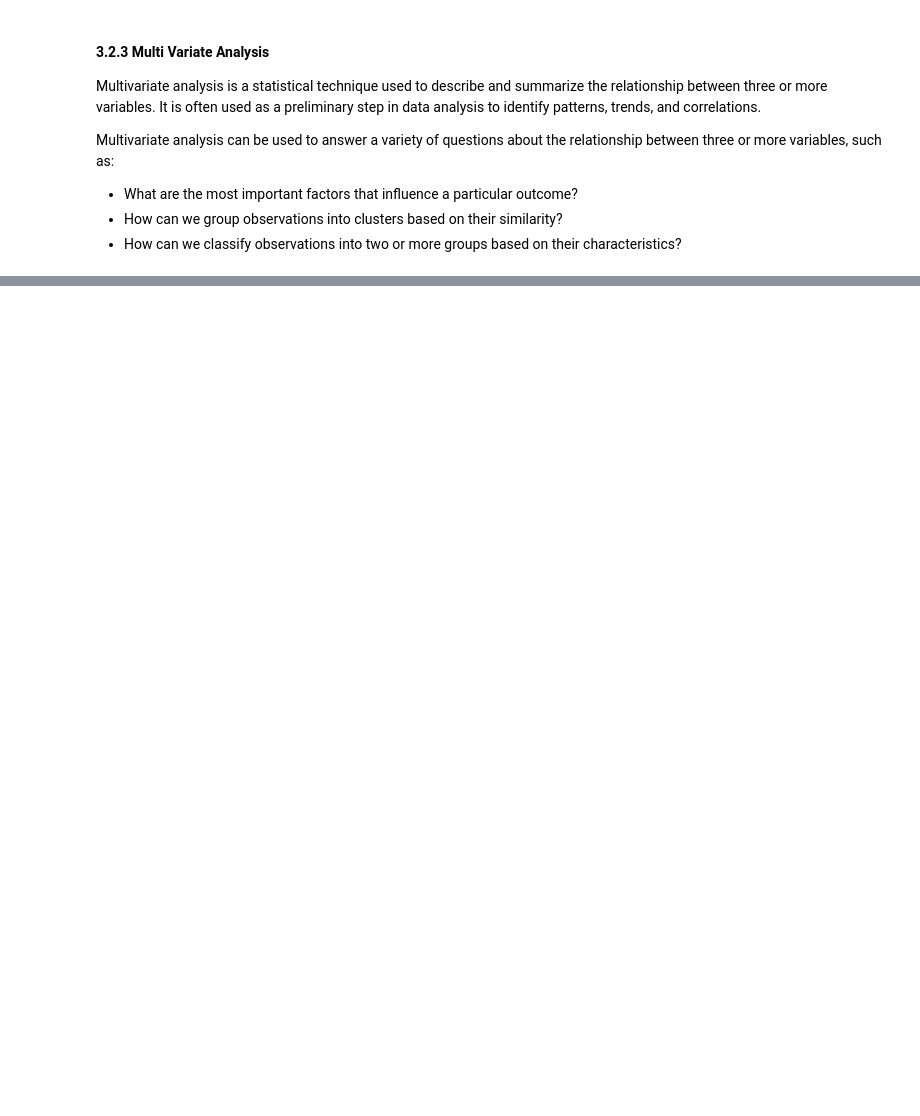
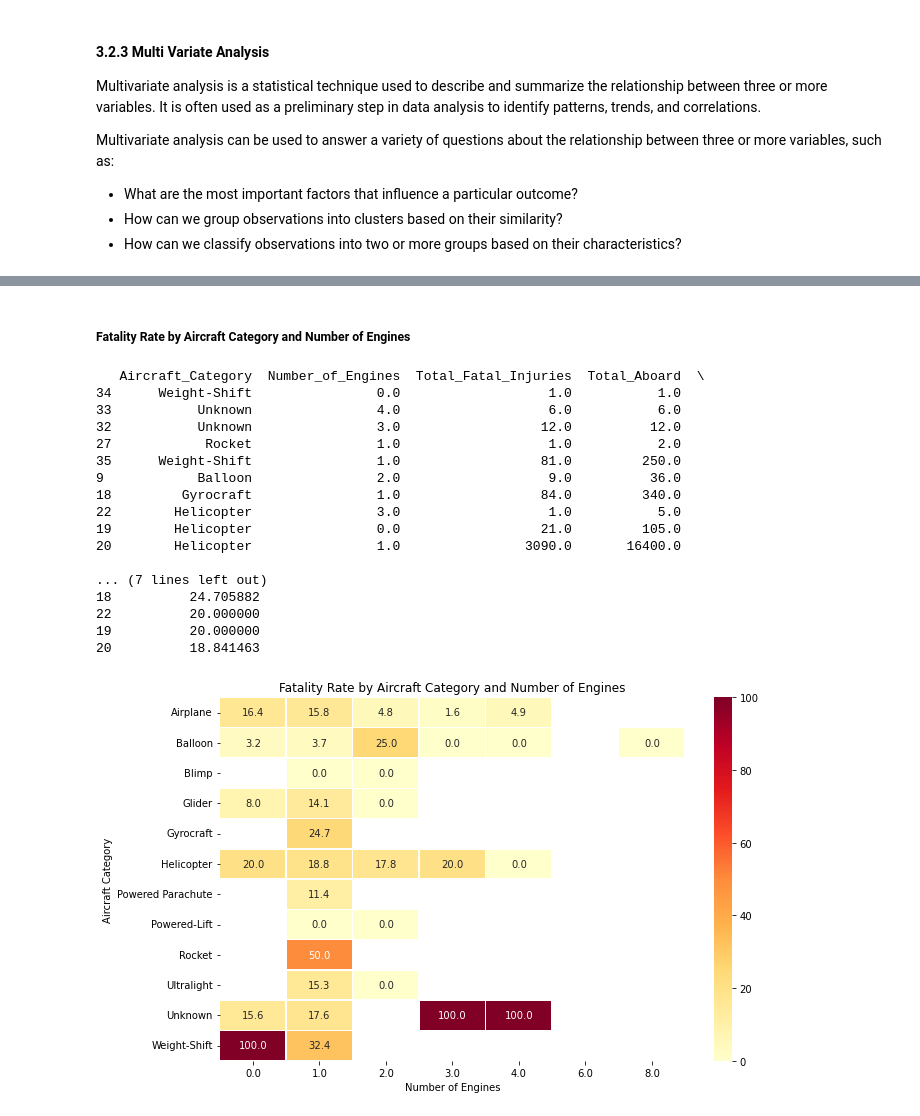
Before and after one commit to HuldahCR/Aircraft-Risk-Assessment-Phase-One-Project, a Jupyter notebook: Draft_Risk_Assessment.ipynb, the cells around one changed output, grey strips where cells are left out. Drawn from its saved outputs; the diff is of its cells as text; code cells hidden in the pictures; blank space fills up the shorter version.

```diff
--- a/Draft_Risk_Assessment.ipynb
+++ b/Draft_Risk_Assessment.ipynb
@@ -3112,0 +3183,49 @@ Multivariate analysis can be used to answer a variety of questions about the rel
+# %% [markdown]
+##### Fatality Rate by Aircraft Category and Number of Engines
+# %%
+#groupby Aircraft Category and Number of Engines with a
+df_grouped_1 = df.groupby(['Aircraft_Category', 'Number_of_Engines']).agg({
+    'Total_Fatal_Injuries': 'sum',
+    'Total_Aboard': 'sum'
+}).reset_index()
+
+#compute the Fatality Rate
+df_grouped_1['Fatality_Rate (%)'] = (df_grouped_1['Total_Fatal_Injuries'] / df_grouped_1['Total_Aboard']) * 100
+
+#sort by the highest fatality rates
+print(df_grouped_1.sort_values('Fatality_Rate (%)', ascending=False).head(10))
+
+# Prep the data
+heatmap_data = df_grouped_1.pivot(
+    index='Aircraft_Category',
+    columns='Number_of_Engines',
+    values='Fatality_Rate (%)'
+)
+
+# Plot
+plt.figure(figsize=(10, 6))
+sns.heatmap(heatmap_data, annot=True, fmt=".1f", cmap="YlOrRd", linewidths=0.5)
+plt.title('Fatality Rate by Aircraft Category and Number of Engines')
+plt.xlabel('Number of Engines')
+plt.ylabel('Aircraft Category')
+plt.tight_layout()
+plt.show()
+# %% [output]
+   Aircraft_Category  Number_of_Engines  Total_Fatal_Injuries  Total_Aboard  \
+34      Weight-Shift                0.0                   1.0           1.0
+33           Unknown                4.0                   6.0           6.0
+32           Unknown                3.0                  12.0          12.0
+27            Rocket                1.0                   1.0           2.0
+35      Weight-Shift                1.0                  81.0         250.0
+9            Balloon                2.0                   9.0          36.0
+18         Gyrocraft                1.0                  84.0         340.0
+22        Helicopter                3.0                   1.0           5.0
+19        Helicopter                0.0                  21.0         105.0
+20        Helicopter                1.0                3090.0       16400.0
+
+... (7 lines left out)
+18          24.705882
+22          20.000000
+19          20.000000
+20          18.841463
+[figure, added]
```
Also changed, not shown: parts of 32 cells of this notebook, 1 other file.
